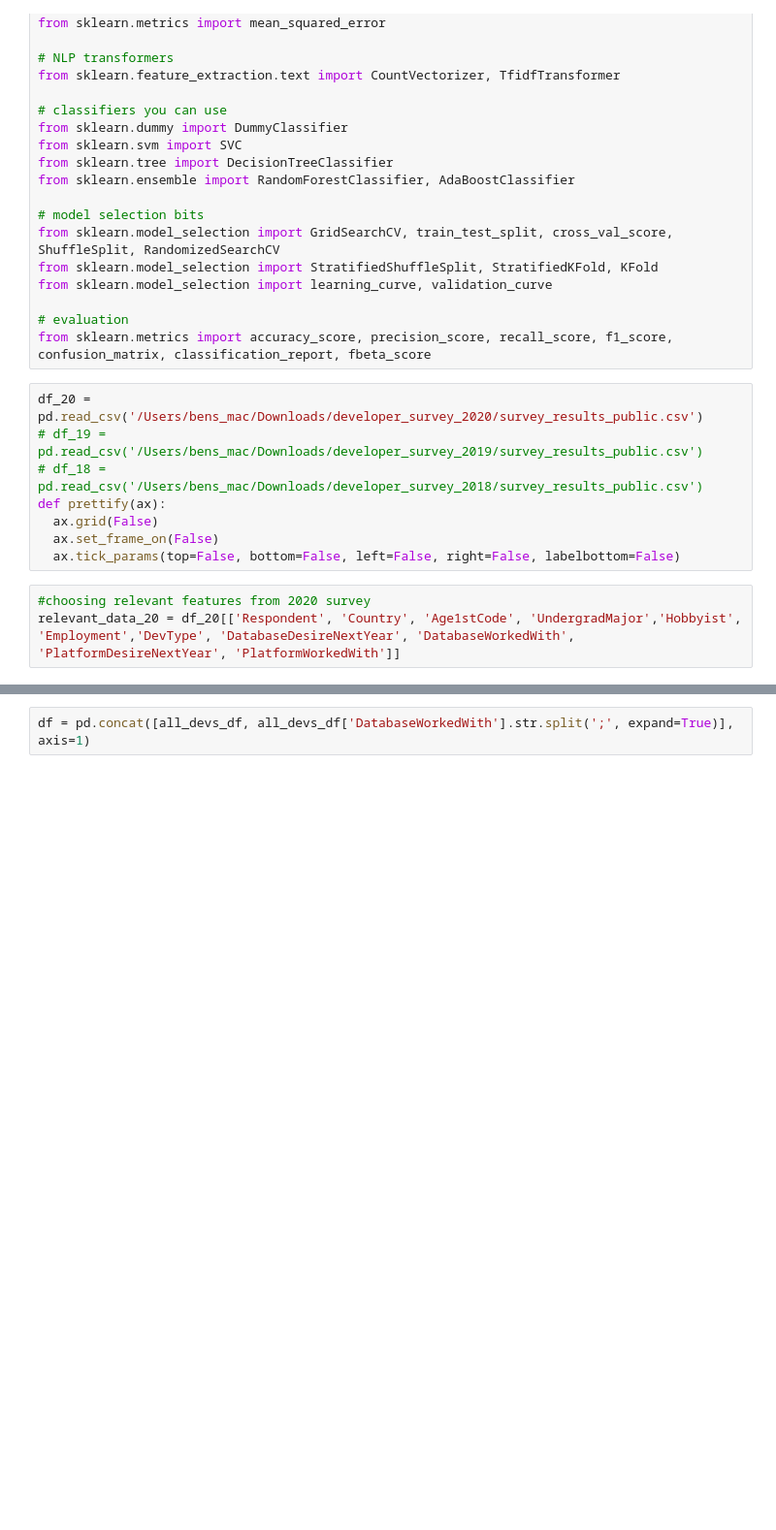
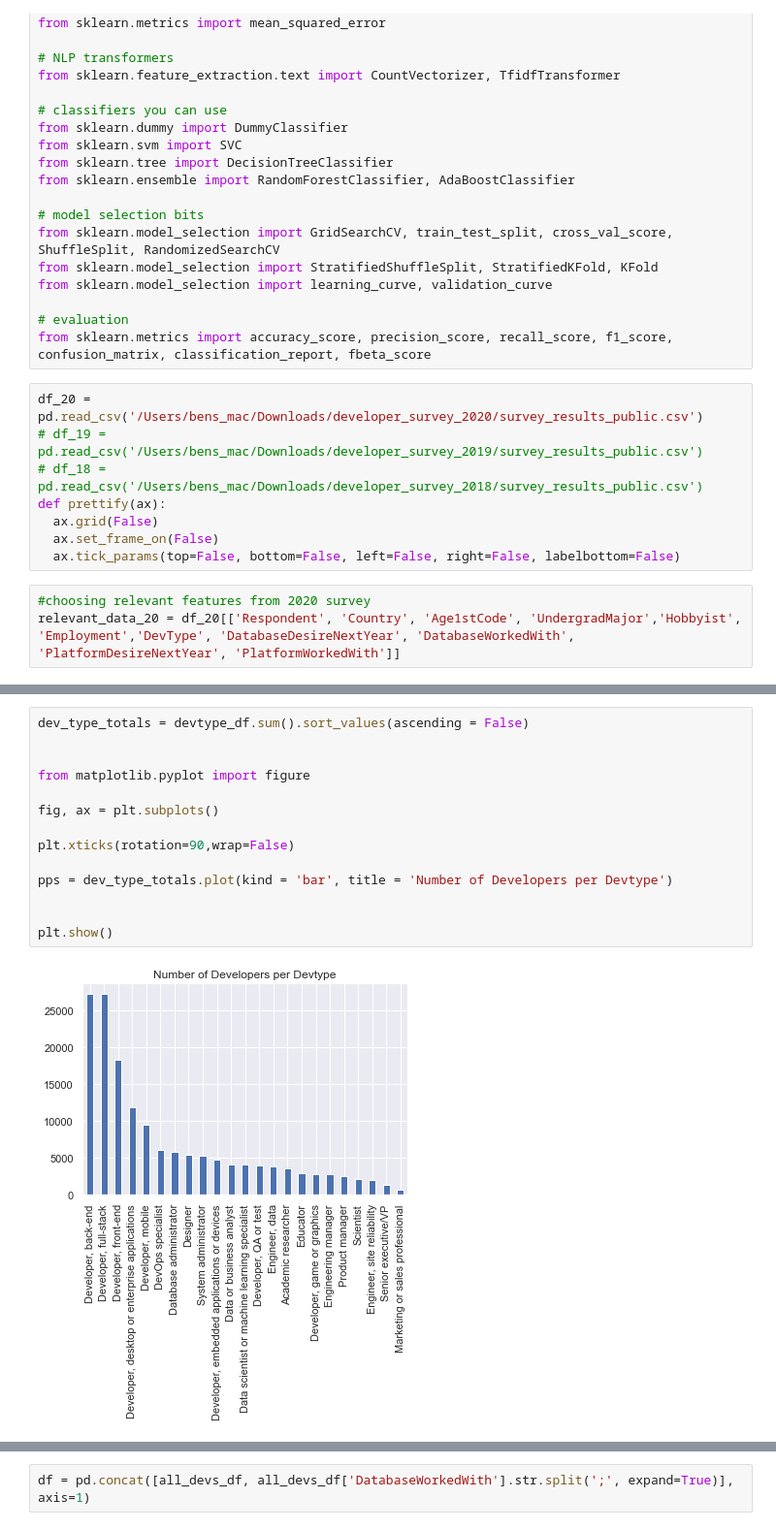
Before and after one commit to BondiAnalytics/DSML_Course_Notebooks, a Jupyter notebook: capstone_docs/StackSurvey_Analysis.ipynb, the cells around one changed output, grey strips where cells are left out. Shown: that part at 97% size. Cells and saved outputs as stored; diff of their text form; blank space fills up the shorter version.

```diff
--- a/capstone_docs/StackSurvey_Analysis.ipynb
+++ b/capstone_docs/StackSurvey_Analysis.ipynb
@@ -127,0 +93,16 @@ memory usage: 1.2+ MB
+# %%
+dev_type_totals = devtype_df.sum().sort_values(ascending = False)
+
+
+from matplotlib.pyplot import figure
+
+fig, ax = plt.subplots()
+
+plt.xticks(rotation=90,wrap=False)
+
+pps = dev_type_totals.plot(kind = 'bar', title = 'Number of Developers per Devtype')
+
+
+plt.show()
+# %% [output]
+[figure, added]
```
Also changed, not shown: parts of 45 cells of this notebook.
